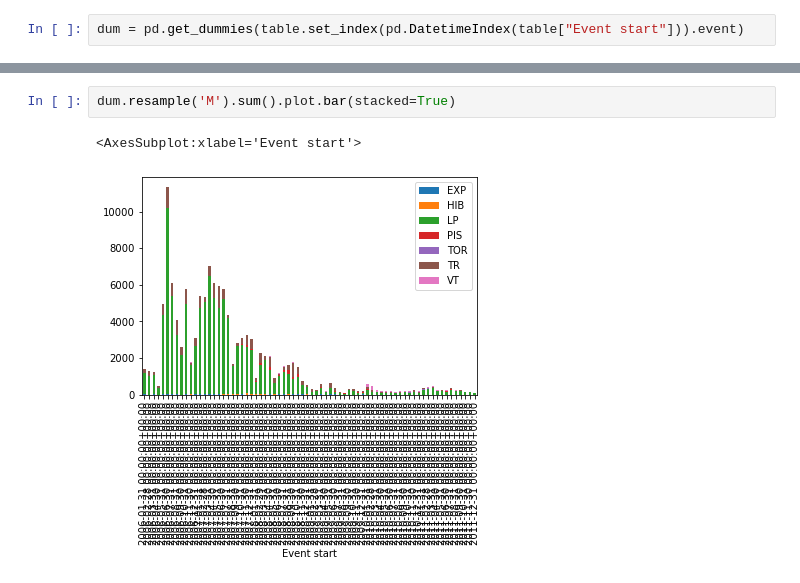
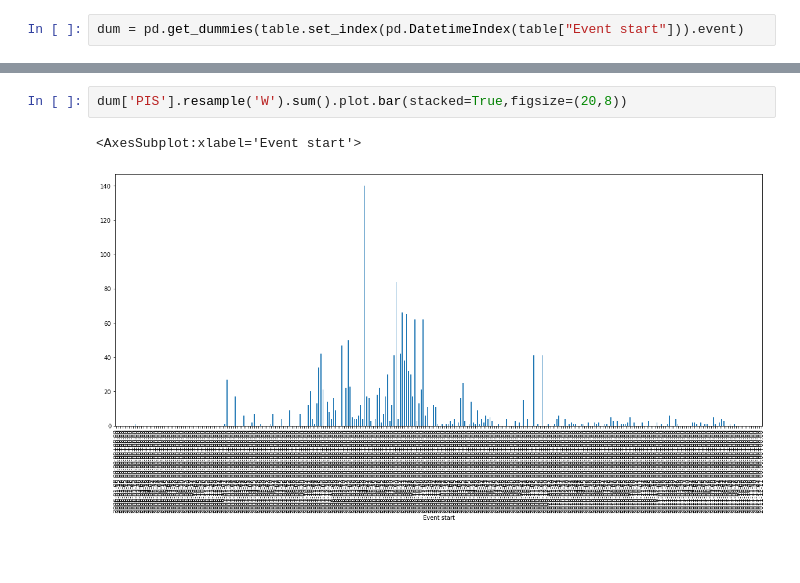
Before and after one commit to rubalravinder/cas_etude_volcano, a Jupyter notebook: hist.ipynb, the cells around one changed output, grey strips where cells are left out. Cells and saved outputs as stored; diff of their text form; blank space fills up the shorter version.

Commit message:
Bar stacked

```diff
--- a/hist.ipynb
+++ b/hist.ipynb
@@ -41,5 +65,5 @@ dum = pd.get_dummies(table.set_index(pd.DatetimeIndex(table["Event start"])).eve
 # %%
-dum.resample('M').sum().plot.bar(stacked=True)
+dum['PIS'].resample('W').sum().plot.bar(stacked=True,figsize=(20,8))
 # %% [output]
 <AxesSubplot:xlabel='Event start'>
-[figure, old version]
+[figure, new version]
```
Also changed, not shown: parts of 3 cells of this notebook, 3 other files.
